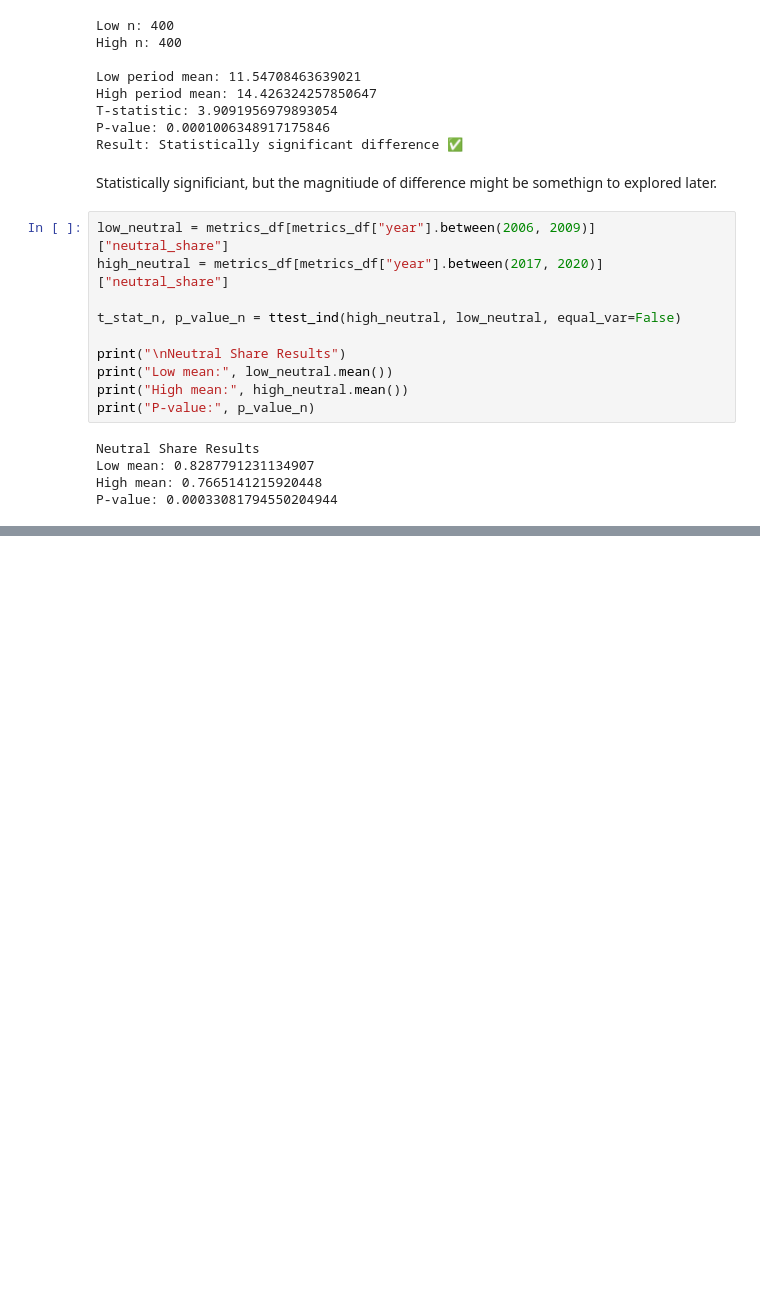
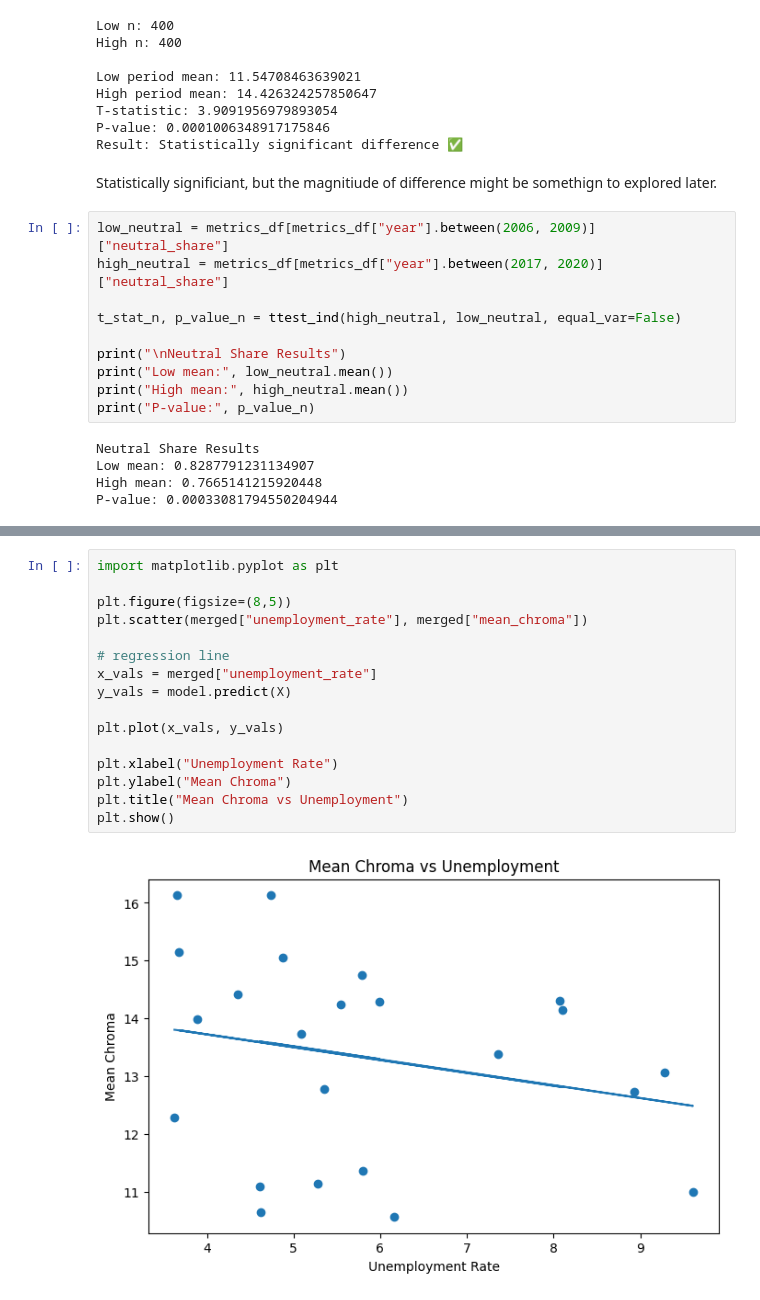
Before and after one commit to wormaria/when-the-economy-turns-grey-so-does-fashion, a Jupyter notebook: notebooks_2000-2023/plots.ipynb, the cells around one changed output, grey strips where cells are left out. Cells and saved outputs as stored; diff of their text form; blank space fills up the shorter version.

```diff
--- a/notebooks_2000-2023/plots.ipynb
+++ b/notebooks_2000-2023/plots.ipynb
@@ -140,0 +329,18 @@ P-value: 0.00033081794550204944
+# %%
+import matplotlib.pyplot as plt
+
+plt.figure(figsize=(8,5))
+plt.scatter(merged["unemployment_rate"], merged["mean_chroma"])
+
+# regression line
+x_vals = merged["unemployment_rate"]
+y_vals = model.predict(X)
+
+plt.plot(x_vals, y_vals)
+
+plt.xlabel("Unemployment Rate")
+plt.ylabel("Mean Chroma")
+plt.title("Mean Chroma vs Unemployment")
+plt.show()
+# %% [output]
+[figure, added]
```
Also changed, not shown: parts of 13 cells of this notebook.
